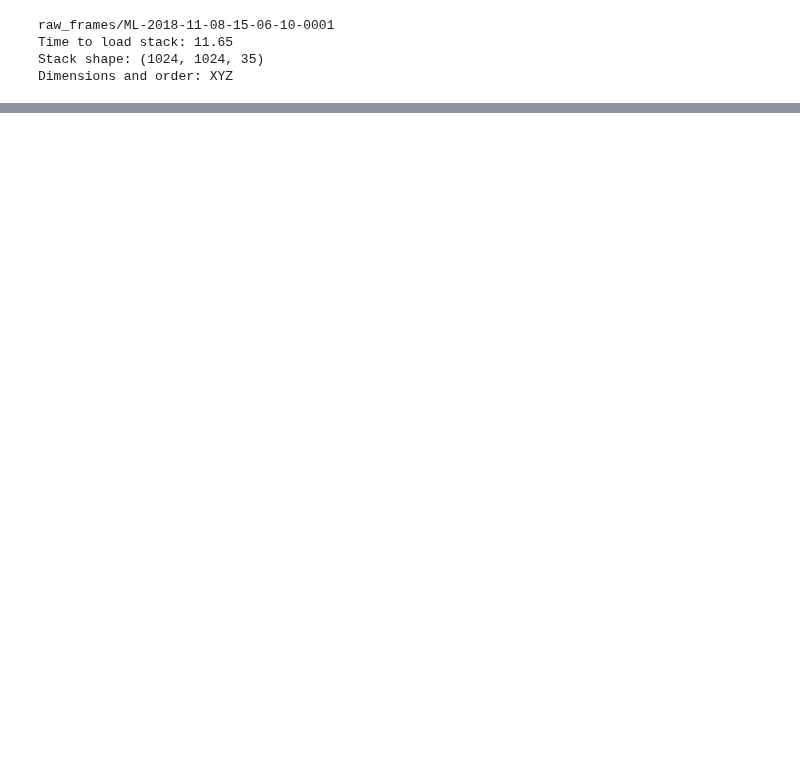
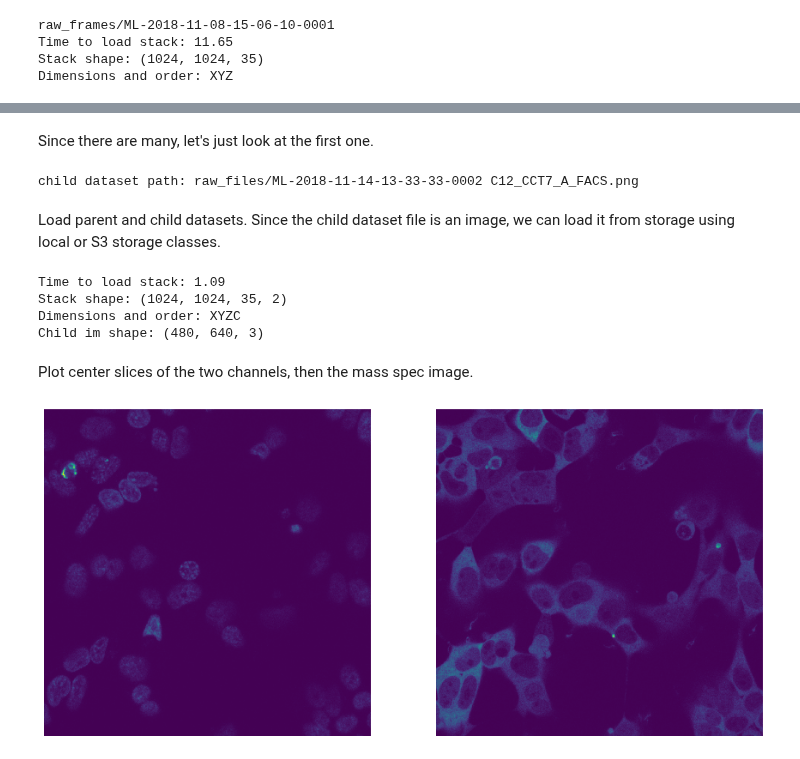
Before and after one commit to jennyfolkesson/imagingDB, a Jupyter notebook: notebooks/jsonb_queries.ipynb, the cells around one changed output, grey strips where cells are left out. Cells and saved outputs as stored; diff of their text form; code cells hidden in the pictures; blank space fills up the shorter version.

```diff
--- a/notebooks/jsonb_queries.ipynb
+++ b/notebooks/jsonb_queries.ipynb
@@ -143,0 +161,57 @@ HTML(anim_kmean.to_html5_video())
+# %% [markdown]
+Since there are many, let's just look at the first one.
+# %%
+with db_ops.session_scope(credentials_str) as session:
+    parent_dataset = session.query(db_ops.DataSet) \
+        .join(db_ops.FramesGlobal) \
+        .join(db_ops.Frames) \
+        .filter(db_ops.FramesGlobal.metadata_json.contains({"protein_name": "CCT7"})) \
+        .first()
+
+    # Get metadata so we can load images
+    db_inst = db_ops.DatabaseOperations(
+        dataset_serial=parent_dataset.dataset_serial,
+    )
+    global_meta, frames_meta = db_inst.get_frames_meta(
+        session=session,
+    )
+
+    # Find child dataset
+    child_dataset = session.query(db_ops.DataSet) \
+        .filter(db_ops.DataSet.parent_id == parent_dataset.id).one()
+    # Get child dataset file path
+    child_dir = child_dataset.file_global.storage_dir
+    child_file_name = child_dataset.file_global.file_name
+    print("child dataset path:", child_dir, child_file_name)
+# %% [output]
+child dataset path: raw_files/ML-2018-11-14-13-33-33-0002 C12_CCT7_A_FACS.png
+# %% [markdown]
+Load parent and child datasets.
+Since the child dataset file is an image, we can load it from storage using local or S3 storage classes.
+# %%
+data_loader = local_storage.LocalStorage(storage_dir=global_meta["storage_dir"])
+t0 = time.time()
+im_stack, dim_order = data_loader.get_stack_from_meta(global_meta, frames_meta)
+print("Time to load stack: {:.2f}".format(time.time() - t0))
+print("Stack shape:", im_stack.shape)
+print("Dimensions and order:", dim_order)
+
+data_loader = local_storage.LocalStorage(storage_dir=child_dir)
+im_child = data_loader.get_im(child_file_name)
+print("Child im shape:", im_child.shape)
+# %% [output]
+Time to load stack: 1.09
+Stack shape: (1024, 1024, 35, 2)
+Dimensions and order: XYZC
+Child im shape: (480, 640, 3)
+# %% [markdown]
+Plot center slices of the two channels, then the mass spec image.
+# %%
+plt.subplot(121); plt.imshow(im_stack[:, :, 17, 0])
+plt.axis('off')
+plt.subplot(122); plt.imshow(im_stack[:, :, 17, 1])
+plt.rcParams['figure.figsize'] = [15, 20]
+plt.axis('off')
+plt.show()
+# %% [output]
+[figure, added]
```
Also changed, not shown: parts of 13 cells of this notebook, 6 other files.
